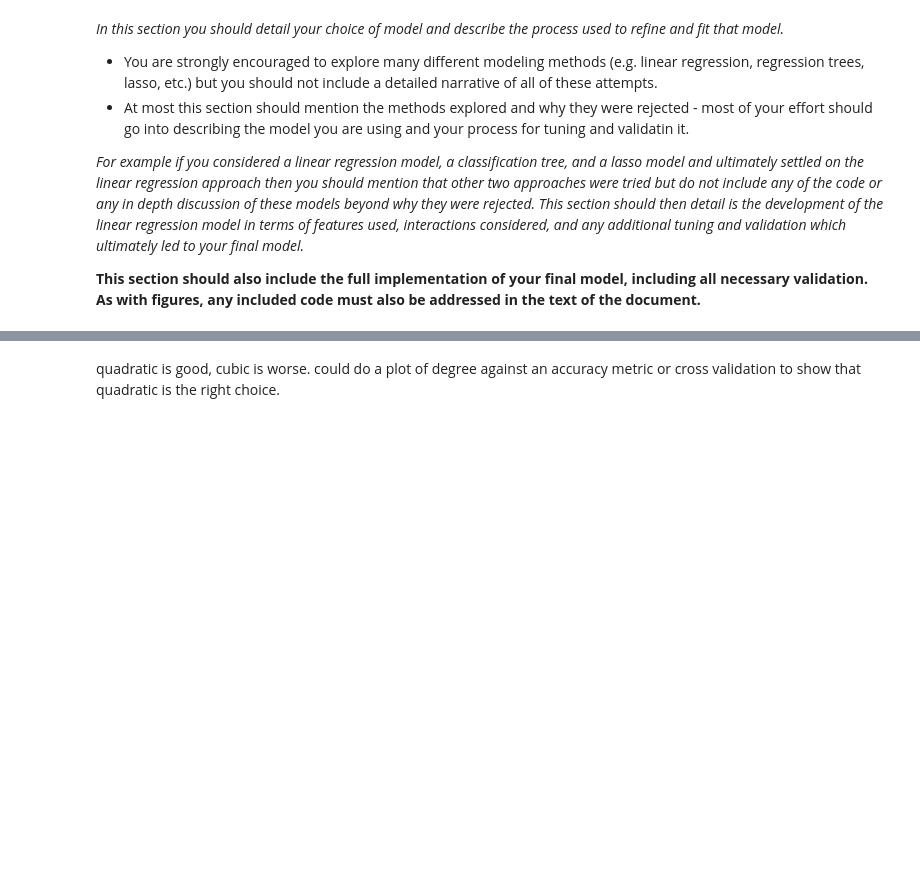
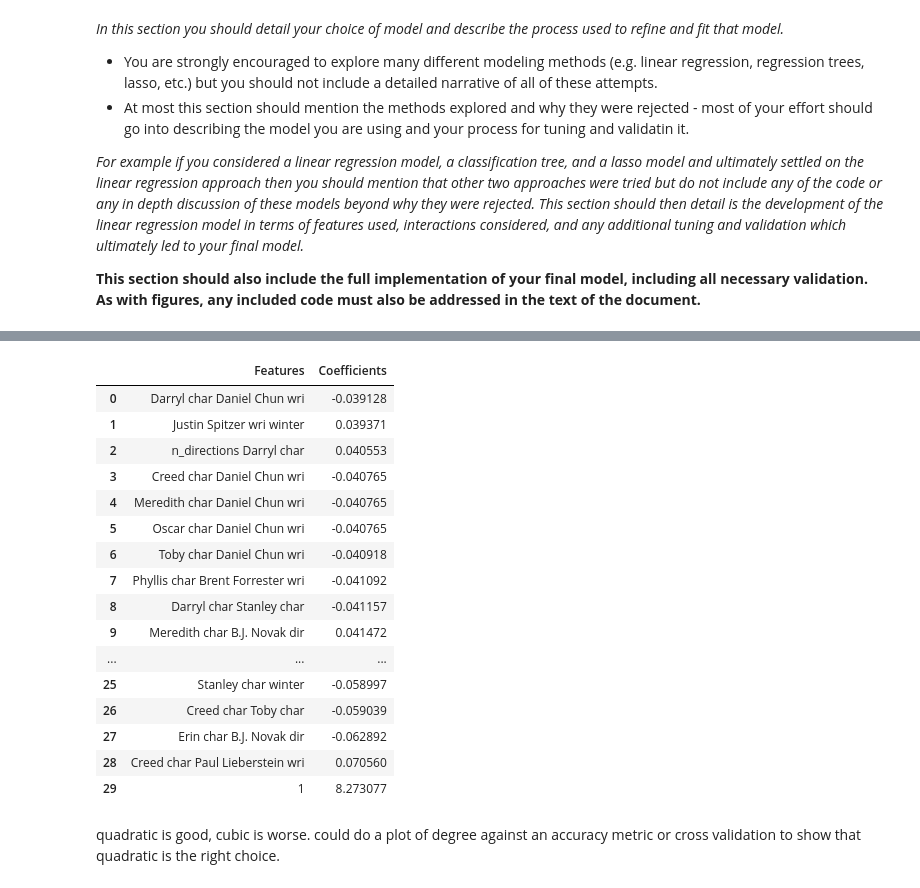
Before and after one commit to BradWangW/imdb_rate_model, a Jupyter notebook: project1.ipynb, the cells around one changed output, grey strips where cells are left out. Saved outputs shown, nothing was run; the diff lists cells and outputs as text; code cells hidden in the pictures; blank space fills up the shorter version.

```diff
--- a/project1.ipynb
+++ b/project1.ipynb
@@ -520,3 +643,23 @@ poly_ridge.fit(X_train, y_train)
+# %%
+get_impt_features(poly_ridge, X_train, 30)
+# %% [output]
+|  | Features | Coefficients |
+| 0 | Darryl char Daniel Chun wri | -0.039128 |
+| 1 | Justin Spitzer wri winter | 0.039371 |
+| 2 | n_directions Darryl char | 0.040553 |
+| 3 | Creed char Daniel Chun wri | -0.040765 |
+| 4 | Meredith char Daniel Chun wri | -0.040765 |
+| 5 | Oscar char Daniel Chun wri | -0.040765 |
+| 6 | Toby char Daniel Chun wri | -0.040918 |
+| 7 | Phyllis char Brent Forrester wri | -0.041092 |
+| 8 | Darryl char Stanley char | -0.041157 |
+| 9 | Meredith char B.J. Novak dir | 0.041472 |
+| ... | ... | ... |
+| 25 | Stanley char winter | -0.058997 |
+| 26 | Creed char Toby char | -0.059039 |
+| 27 | Erin char B.J. Novak dir | -0.062892 |
+| 28 | Creed char Paul Lieberstein wri | 0.070560 |
+| 29 | 1 | 8.273077 |
 # %%
 alphas = np.linspace(0, 60, num=200)
 
```
Also changed, not shown: parts of 18 cells of this notebook.
